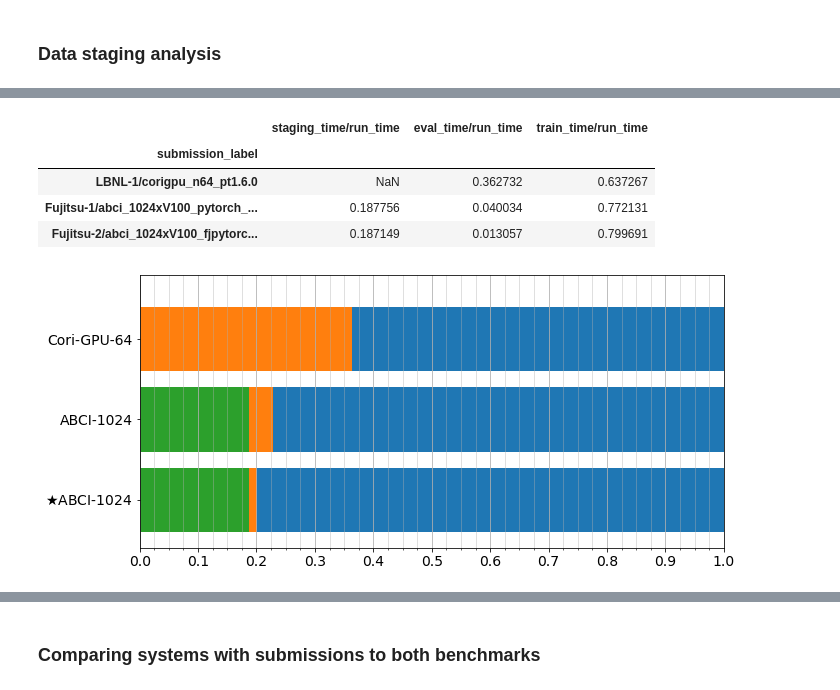
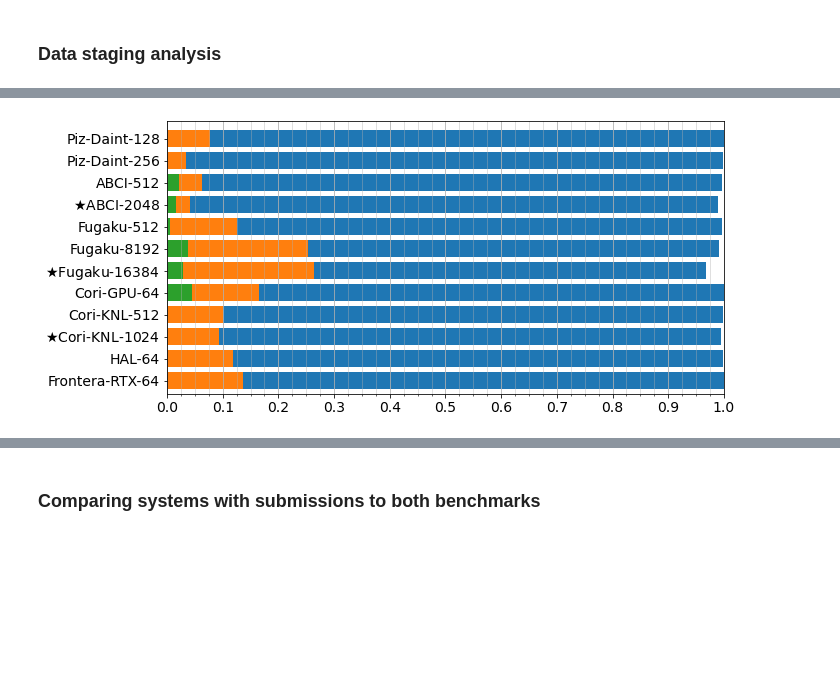
Before and after one commit to lukasgd/mlperf_hpc_results_v0.7_visualization, a Jupyter notebook: MLPerfResultsVisualizer.ipynb, the cells around one changed output, grey strips where cells are left out. Drawn from its saved outputs; the diff is of its cells as text; code cells hidden in the pictures; blank space fills up the shorter version.

Commit message:
MLPerf results visualizer, paper version, CosmoFlow

```diff
--- a/MLPerfResultsVisualizer.ipynb
+++ b/MLPerfResultsVisualizer.ipynb
@@ -8,8 +8,8 @@ MLPerfBenchmark = namedtuple('MLPerfBenchmark',['round','name'])
 # %%
 # Choose benchmark to visualize
 
-# benchmark = MLPerfBenchmark(round='hpc_results_v0.7', name='cosmoflow')
-benchmark = MLPerfBenchmark(round='hpc_results_v0.7', name='deepcam')
+benchmark = MLPerfBenchmark(round='hpc_results_v0.7', name='cosmoflow')
+# benchmark = MLPerfBenchmark(round='hpc_results_v0.7', name='deepcam')
 # %%
 # paths of results repos
 import json
@@ -2416,7 +2141,7 @@ if benchmark.round == 'hpc_results_v0.7':
         submissions_stats_df_run_vis_all = submissions_stats_df_run_vis_deepcam
         if 'submissions_stats_df_run_vis_cosmoflow' in locals():
             submissions_stats_df_run_vis_all = pd.concat([submissions_stats_df_run_vis_cosmoflow, submissions_stats_df_run_vis_deepcam])
-    display(submissions_stats_df_run_vis_all)
+#     display(submissions_stats_df_run_vis_all)
 #     print(submissions_stats_df_run_system_subset_vis_all.drop(['run_staging_time.mean', 'run_train_time.mean', 'run_eval_time.mean', 'run_time.mean'], axis=1).to_latex(float_format="{:0.3f}".format))
 #     print(submissions_stats_df_run_vis_all[['staging_time/run_time', 'eval_time/run_time', 'train_time/run_time']].to_latex(float_format="{:0.3f}".format))
     display(submissions_stats_df_run_vis_all[['staging_time/run_time', 'eval_time/run_time', 'train_time/run_time']])
@@ -2430,13 +2155,9 @@ if benchmark.round == 'hpc_results_v0.7':
         ax.barh(ind, df['eval_time/run_time'] + df['staging_time/run_time'].apply(lambda val: 0. if pd.isnull(val) else val), label='eval')
         ax.barh(ind, df['staging_time/run_time'].apply(lambda val: 0. if pd.isnull(val) else val), label='staging')
 
-        # ax.axhline(0, color='grey', linewidth=0.8)
         ax.set_yticks(ind)
         ax.set_yticklabels(df.apply(lambda row: (r'$\bigstar$' if row['division'] == 'open' else '') + row['submission_long_label'].replace('\n',''), axis=1))
-        # ax.legend()
         ax.xaxis.set_major_locator(plt.MultipleLocator(0.1))
-        # ax.set_xscale('log')
-        # ax.xaxis.set_major_formatter(plt.FormatStrFormatter('%d'))
         ax.set_xticks(np.linspace(0,1.,41), minor=True)
         ax.set_xlim([0,1])
         ax.grid(True, which='major', axis='x', alpha=1.)
@@ -2450,24 +2171,4 @@ if benchmark.round == 'hpc_results_v0.7':
         create_relative_time_plot(submissions_stats_df_run_vis_all, ax, split=None)
     fig.tight_layout()
 #     plt.savefig('output/results-relative-staging-eval-training-times.png', dpi=300)
-
-#     ind = np.arange(len(submissions_stats_df_run_vis_all.index), 0, -1)
-
-#     ax.barh(ind, submissions_stats_df_run_vis_all['eval_time/run_time'] + submissions_stats_df_run_vis_all['train_time/run_time'] + submissions_stats_df_run_vis_all['staging_time/run_time'].apply(lambda val: 0. if pd.isnull(val) else val), label='train')
-#     ax.barh(ind, submissions_stats_df_run_vis_all['eval_time/run_time'] + submissions_stats_df_run_vis_all['staging_time/run_time'].apply(lambda val: 0. if pd.isnull(val) else val), label='eval')
-#     ax.barh(ind, submissions_stats_df_run_vis_all['staging_time/run_time'].apply(lambda val: 0. if pd.isnull(val) else val), label='staging')
-
-#     # ax.axhline(0, color='grey', linewidth=0.8)
-#     ax.set_yticks(ind)
-#     ax.set_yticklabels(submissions_stats_df_run_vis_all.apply(lambda row: (r'$\bigstar$' if row['division'] == 'open' else '') + row['submission_long_label'].replace('\n',''), axis=1))
-#     # ax.legend()
-#     ax.xaxis.set_major_locator(plt.MultipleLocator(0.1))
-#     # ax.set_xscale('log')
-#     # ax.xaxis.set_major_formatter(plt.FormatStrFormatter('%d'))
-#     ax.set_xticks(np.linspace(0,1.,41), minor=True)
-#     ax.set_xlim([0,1])
-#     ax.grid(True, which='major', axis='x', alpha=1.)
-#     ax.grid(True, which='minor', axis='x', alpha=0.5)
-#     fig.tight_layout()
-#     plt.savefig('output/results-relative-staging-eval-training-times.png', dpi=300)
 # %% [output]
@@ -2479,6 +2189 @@ if benchmark.round == 'hpc_results_v0.7':
-|  | staging_time/run_time | eval_time/run_time | train_time/run_time |
-| submission_label |  |  |  |
-| LBNL-1/corigpu_n64_pt1.6.0 | NaN | 0.362732 | 0.637267 |
-| Fujitsu-1/abci_1024xV100_pytorch_... | 0.187756 | 0.040034 | 0.772131 |
-| Fujitsu-2/abci_1024xV100_fjpytorc... | 0.187149 | 0.013057 | 0.799691 |
-[figure, old version]
+[figure, new version]
```
Also changed, not shown: parts of 51 cells of this notebook.
